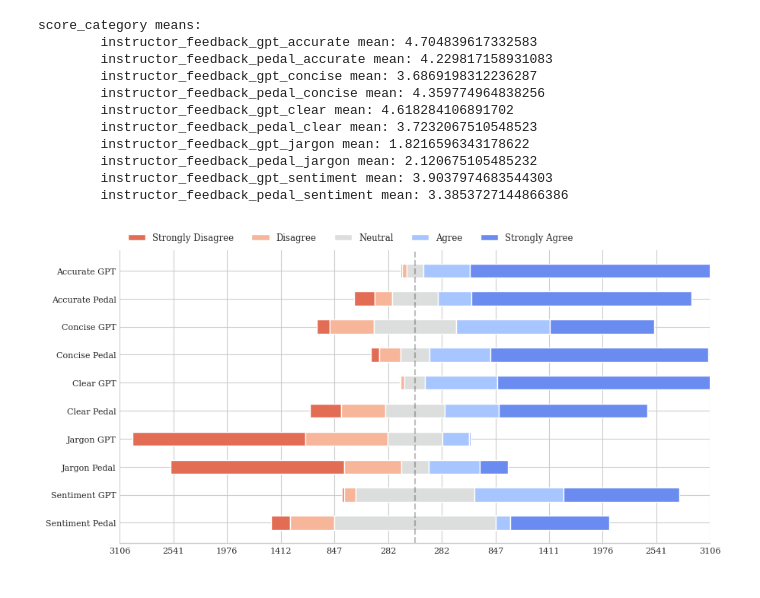
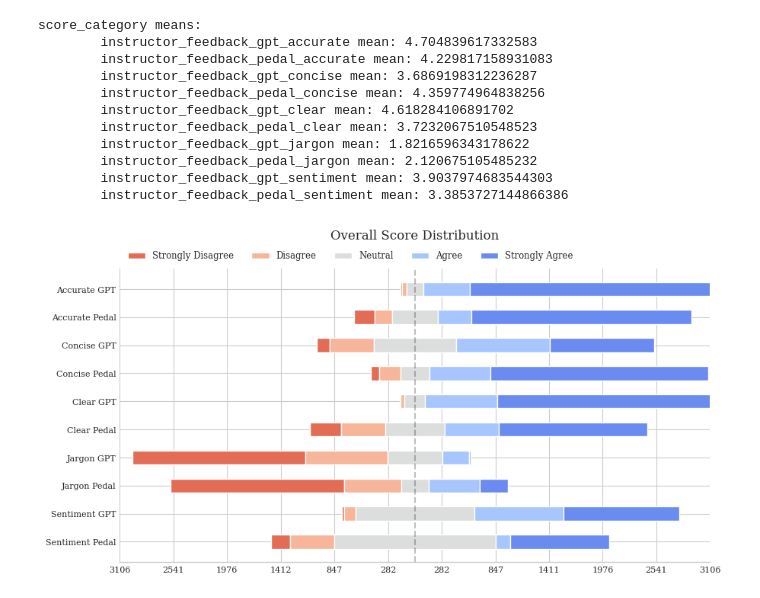
Before and after one commit to THRALLab/pedal-kennel, a Jupyter notebook: examples/chosen_problems_st3-3_as3-3_at1_v1/analysis.ipynb, the cells around one changed output. Cells and saved outputs as stored; diff of their text form; code cells hidden in the pictures.

Commit message:
feat: graph titles, temp and top_p analysis

```diff
--- a/examples/chosen_problems_st3-3_as3-3_at1_v1/analysis.ipynb
+++ b/examples/chosen_problems_st3-3_as3-3_at1_v1/analysis.ipynb
@@ -274,15 +267,23 @@ for file in question_files1:
 for file in question_files2:
     add_data(f'{parent_dir}/_feedback_results_include_question2/{file}', 'included_2')
 # %%
-df = pd.DataFrame.from_records([
-    (data_set, filename, assignment_name, student_name, score_category, score)
+records = [
+    [data_set, filename, assignment_name, student_name, score_category, score]
     for data_set in data.keys()
     for filename, file in data[data_set].items()
     for assignment_name, assignment in file.items()
-    if not assignment_name.startswith('_')
     for student_name, student in assignment.items()
     for score_category, score in student.items()
-], columns=['data_set', 'filename', 'assignment_name', 'student_name', 'score_category', 'score'])
+]
+for record in records:
+    # Only works with gpt-4-0613
+    # Next time add this data to the ini [global] section
+    filename_tokens = record[1].split('-')
+    record.append(float(filename_tokens[4]))  # temp
+    record.append(float(filename_tokens[6]))  # top_p
+    #record.append(float(filename_tokens[7].split('.')[0]))  # trial
+
+df = pd.DataFrame.from_records(records, columns=['data_set', 'filename', 'assignment_name', 'student_name', 'score_category', 'score', 'temp', 'top_p'])
 # Show me the dataframe
 df.head()
 # %% [output]
@@ -401,7 +402,7 @@ score_category means:
         instructor_feedback_gpt_sentiment mean: 3.9037974683544303
         instructor_feedback_pedal_sentiment mean: 3.3853727144866386
 # %%
-def diverging_stacked_bar_chart(results, category_names=['Strongly Disagree', 'Disagree', 'Neutral', 'Agree', 'Strongly Agree']):
+def diverging_stacked_bar_chart(results, title=None, category_names=('Strongly Disagree', 'Disagree', 'Neutral', 'Agree', 'Strongly Agree')):
     """
     Parameters
     ----------
@@ -454,24 +455,28 @@ def diverging_stacked_bar_chart(results, category_names=['Strongly Disagree', 'D
     # Set Background Color
     fig.set_facecolor('#FFFFFF')
 
+    # Title
+    if title != None:
+        plt.title(title, pad=28)
+
     return fig, ax
 # %%
 # Totalling all the data:
 
 results = {category: list(v.values) for category, v in df.groupby('score_category').score.value_counts().unstack('score_category').items()}
 results_sorted = {}
 for data_field in data_fields:
     results_sorted[data_field.capitalize() + ' GPT'] = results['instructor_feedback_gpt_' + data_field]
     results_sorted[data_field.capitalize() + ' Pedal'] = results['instructor_feedback_pedal_' + data_field]
-fig, ax = diverging_stacked_bar_chart(results_sorted)
+fig, ax = diverging_stacked_bar_chart(results_sorted, 'Overall Score Distribution')
 plt.show()
 
 # Significance test
 
 for data_field in data_fields:
     gpt_scores = df[df.score_category == f'instructor_feedback_gpt_{data_field}']['score']
     pedal_scores = df[df.score_category == f'instructor_feedback_pedal_{data_field}']['score']
     U, p = st.mannwhitneyu(gpt_scores, pedal_scores)
-    print(data_field + ':\tstatistic =', U, '\tpvalue =', p, '\teffectsize =', U / (len(gpt_scores) * len(pedal_scores)))
+    print(data_field + ':\n\tstatistic =', U, '\n\tpvalue =', p, '\n\teffectsize =', U / (len(gpt_scores) * len(pedal_scores)))
 # %% [output]
-[figure, old version]
+[figure, new version]
```
Also changed, not shown: parts of 5 cells of this notebook.
